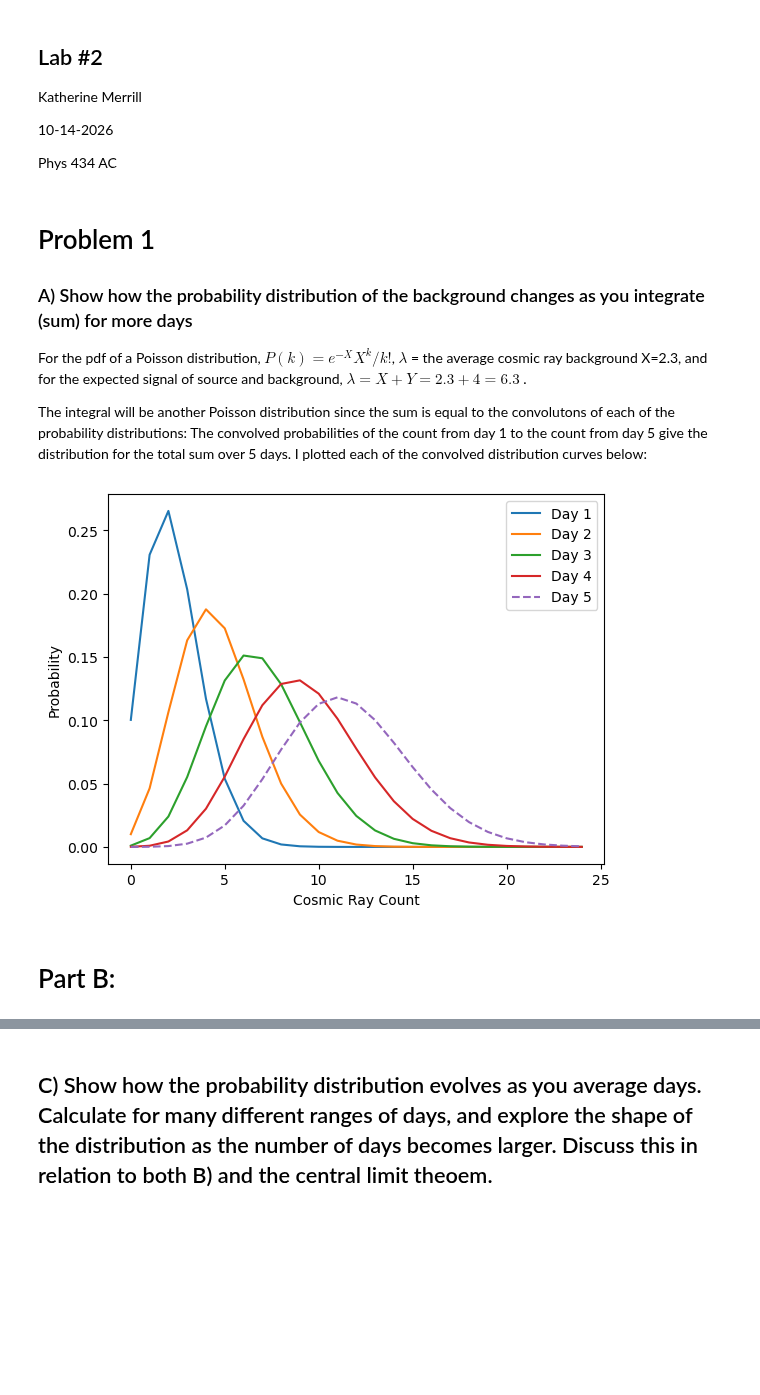
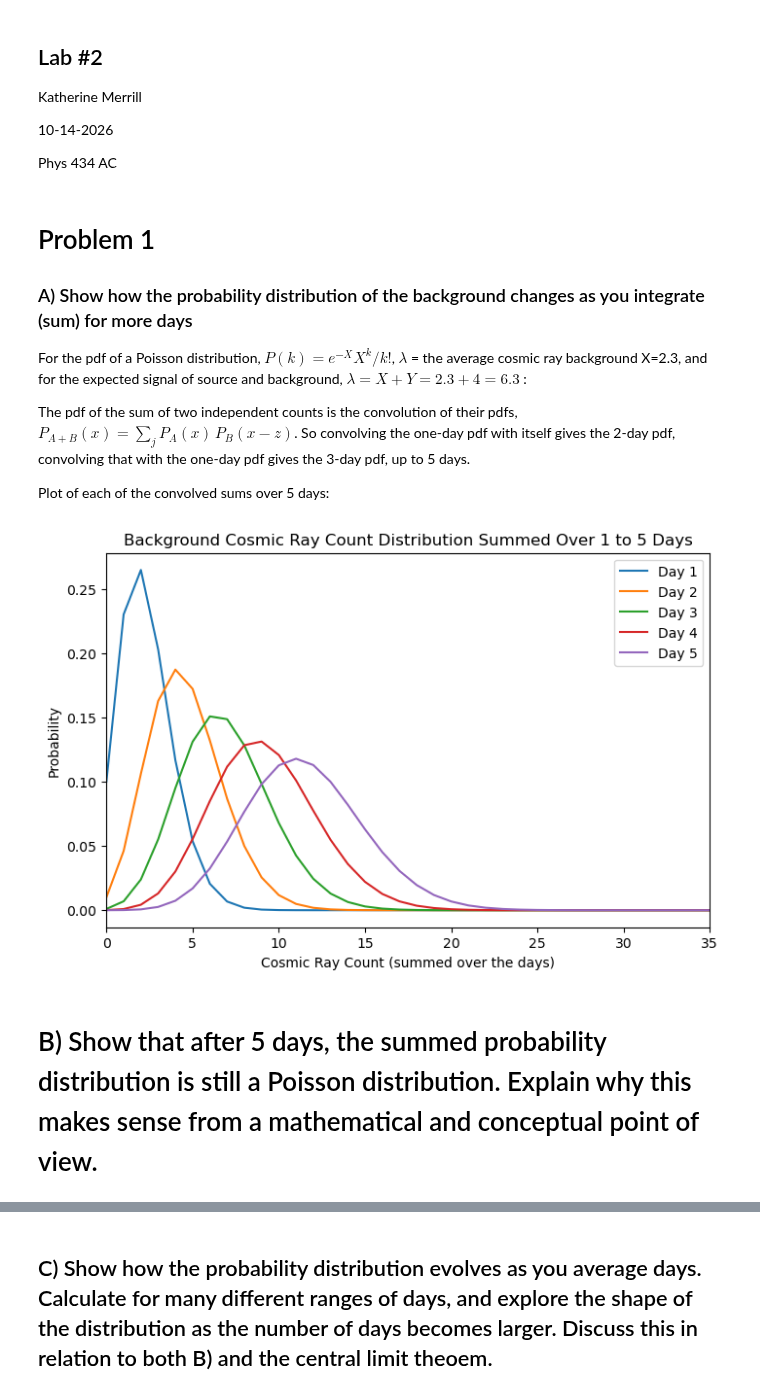
Before and after one commit to merrillka/repository-for-phys434, a Jupyter notebook: Lab2.ipynb, the cells around one changed output, grey strips where cells are left out. Cells and saved outputs as stored; diff of their text form; code cells hidden in the pictures; blank space fills up the shorter version.

```diff
--- a/Lab2.ipynb
+++ b/Lab2.ipynb
@@ -10,37 +10,44 @@ Phys 434 AC
 # Problem 1
 ### A) Show how the probability distribution of the background changes as you integrate (sum) for more days
 
-For the pdf of a Poisson distribution, $P(k)=e^{-X}X^k/k!$, $\lambda$ = the average cosmic ray background X=2.3, and for the expected signal of source and background, $\lambda =X+Y=2.3+4=6.3 $ .
+For the pdf of a Poisson distribution, $P(k)=e^{-X}X^k/k!$, $\lambda$ = the average cosmic ray background X=2.3, and for the expected signal of source and background, $\lambda =X+Y=2.3+4=6.3 $ :
 
-The integral will be another Poisson distribution since the sum is equal to the convolutons of each of the probability distributions:
-The convolved probabilities of the count from day 1 to the count from day 5 give the distribution for the total sum over 5 days. I plotted each of the convolved distribution curves below:
+
+
+The pdf of the sum of two independent counts is the convolution of their pdfs, $P_{A+B}(x)=\sum_j P_A(x)\,P_B(x-z)$. So convolving the one-day pdf with itself gives the 2-day pdf, convolving that with the one-day pdf gives the 3-day pdf, up to 5 days.
+
+Plot of each of the convolved sums over 5 days:
 # %%
 import numpy as np
 import matplotlib.pyplot as plt
 import scipy.stats as stats
 
-X = 2.3  # daily average
+X = 2.3
+Y = 4.0
 
-k = np.arange(0, 25)
+nk = 60
+k = np.arange(0, nk)
 day1 = stats.poisson.pmf(k, X)
 
-day2 = np.convolve(day1, day1)[:25]
-day3 = np.convolve(day2, day1)[:25]
-day4 = np.convolve(day3, day1)[:25]
-day5 = np.convolve(day4, day1)[:25]
+day2 = np.convolve(day1, day1)[:nk]
+day3 = np.convolve(day2, day1)[:nk]
+day4 = np.convolve(day3, day1)[:nk]
+day5 = np.convolve(day4, day1)[:nk]
 
+plt.figure(figsize=(8, 5))
 plt.plot(k, day1, label='Day 1')
 plt.plot(k, day2, label='Day 2')
 plt.plot(k, day3, label='Day 3')
 plt.plot(k, day4, label='Day 4')
-plt.plot(k, day5, label='Day 5', linestyle='--')
-
-plt.xlabel('Cosmic Ray Count')
+plt.plot(k, day5, label='Day 5')
+plt.xlabel('Cosmic Ray Count (summed over the days)')
 plt.ylabel('Probability')
+plt.title('Background Cosmic Ray Count Distribution Summed Over 1 to 5 Days')
+plt.xlim(0, 35)
 plt.legend()
 plt.show()
 # %% [output]
-[figure, old version]
+[figure, new version]
 # %% [markdown]
-# Part B:
+# B) Show that after 5 days, the summed probability distribution is still a Poisson distribution. Explain why this makes sense from a mathematical and conceptual point of view.
 # %%
```
Also changed, not shown: parts of 30 cells of this notebook.
